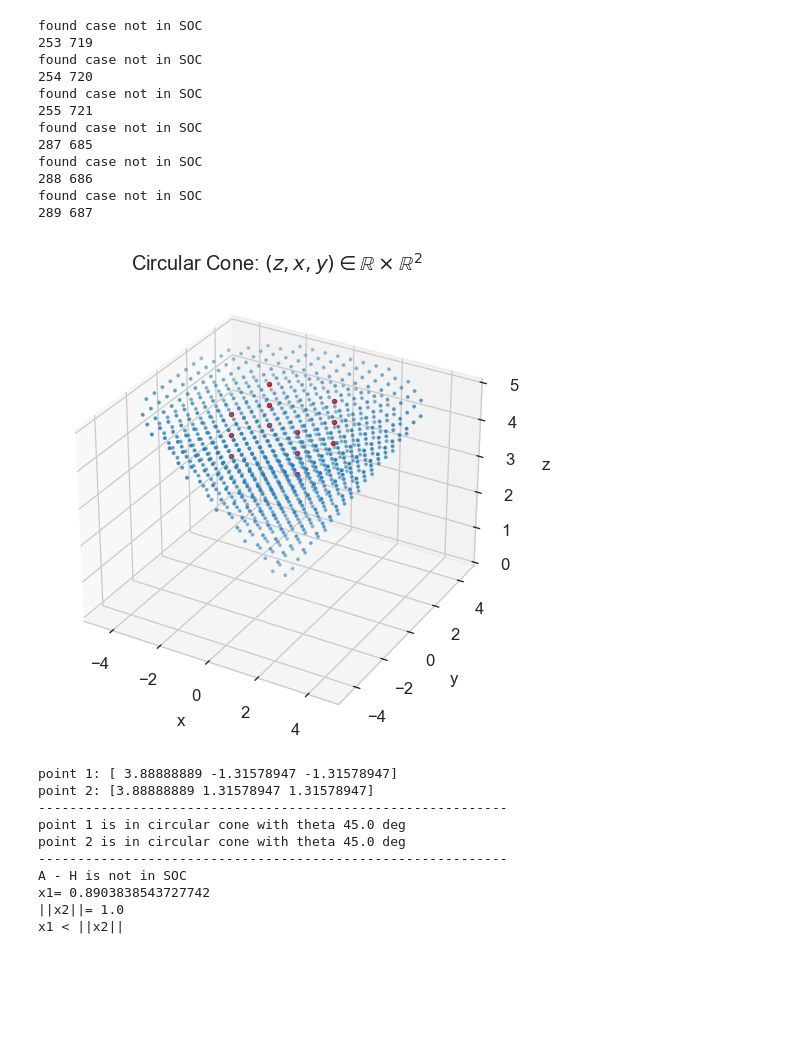
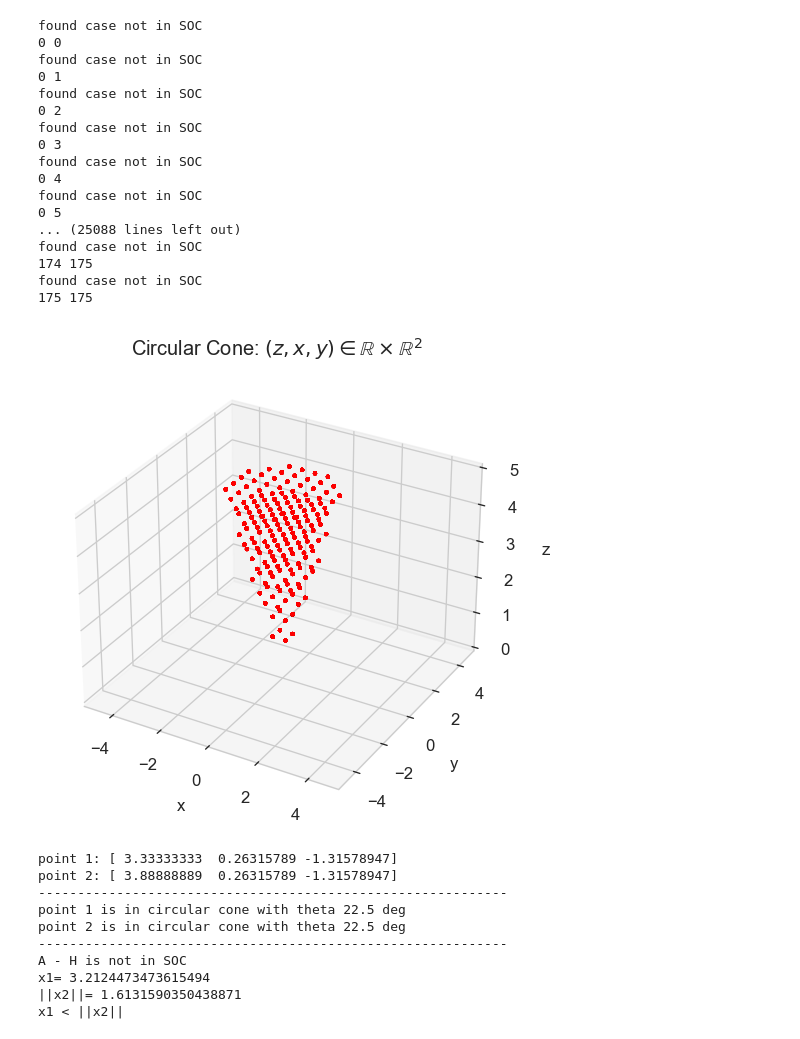
Before and after one commit to doggydoggy0101/math_project, a Jupyter notebook: cone/test.ipynb, the cells around one changed output. Cells and saved outputs as stored; diff of their text form; code cells hidden in the pictures; blank space fills up the shorter version.

```diff
--- a/cone/test.ipynb
+++ b/cone/test.ipynb
@@ -10,7 +10,7 @@ from evaluation import check
 # %%
 bdd = 5
 num = 20
-theta = np.pi/4
+theta = np.pi/8
 
 cone = CircularCone3D(boundary=bdd, number=num, theta=theta, verbose=True)
 x,y,z = cone.x, cone.y, cone.z # x_1=z in R and x_2=[x,y] in R^2
@@ -37,31 +37,39 @@ for i in range(n):
     #     break
 # %% [output]
 found case not in SOC
-253 719
+0 0
 found case not in SOC
-254 720
+0 1
 found case not in SOC
-255 721
+0 2
 found case not in SOC
-287 685
+0 3
 found case not in SOC
-288 686
+0 4
 found case not in SOC
-289 687
+0 5
+... (25088 lines left out)
+found case not in SOC
+174 175
+found case not in SOC
+175 175
 # %%
 points = []
 for idx in point_idx:
     points.append([x[idx[0]], y[idx[0]], z[idx[0]]])
     points.append([x[idx[1]], y[idx[1]], z[idx[1]]])
 
-cone.plotCone(points)
+if len(points) != 0:
+    cone.plotCone(np.array(points))
+else:
+    print("certified")
 # %% [output]
-[figure, old version]
+[figure, new version]
 # %%
 # Ex
 
-i = 253
-j = 719
+i = 12
+j = 13
 
 p1 = np.array([z[i], x[i], y[i]])
 p2 = np.array([z[j], x[j], y[j]])
@@ -71,28 +79,37 @@ print("point 2:", p2)
 
 print("-"*60)
 if p1[0] >= np.linalg.norm(p1[1:])*(1/np.tan(theta)):
-    print("point 1 is in circular cone with theta {} deg".format(np.round(theta*(180/np.pi)),2))
+    print("point 1 is in circular cone with theta {} deg".format(np.round(theta*(180/np.pi),2)))
 if p2[0] >= np.linalg.norm(p2[1:])*(1/np.tan(theta)):
-    print("point 2 is in circular cone with theta {} deg".format(np.round(theta*(180/np.pi)),2))
+    print("point 2 is in circular cone with theta {} deg".format(np.round(theta*(180/np.pi),2)))
 
 def inv(vec):
     norm = np.linalg.norm(vec[1:])
     lambda_1_inv = 1/(vec[0] - norm*(1/np.tan(theta)))
     lambda_2_inv = 1/(vec[0] + norm*np.tan(theta))
-    x_1 = lambda_1_inv*np.sin(theta)**2+lambda_2_inv*np.cos(theta)**2
+    # print("lambda 1", lambda_1_inv)
+    # print((1/np.tan(theta)))
+    # print("lambda 2", lambda_2_inv)
+    # print(np.tan(theta))
+    x_1 = lambda_1_inv*np.sin(theta)**2 + lambda_2_inv*np.cos(theta)**2
     if norm == 0:
-        x_2 = np.zeros(len(vec[1:]))
-        x_2[0] = 1
+        w = np.zeros(len(vec[1:]))
+        w[0] = 1
+        x_2 = (lambda_2_inv-lambda_1_inv)*(np.sin(theta)*np.cos(theta))*w
     else:
         x_2 = (lambda_2_inv-lambda_1_inv)*(np.sin(theta)*np.cos(theta))*(vec[1:]/norm)
     return np.insert(x_2, 0, x_1, axis=0)
 
 print("-"*60)
 A = (p1 + p2)/2
-H = inv((inv(p1)+ inv(p2))/2)
+
+t1 = inv(p1)
+t2 = inv(p2)
+H = inv((t1+t2)/2)
+# H = inv((inv(p1)+ inv(p2))/2)
 vector2check = A - H
 
-if vector2check[0] >= np.linalg.norm(vector2check[1:]):
+if vector2check[0] >= np.linalg.norm(vector2check[1:])*(1/np.tan(theta)):
     print("A - H is in SOC")
 else:
     print("A - H is not in SOC")
@@ -100,13 +117,13 @@ else:
     print("||x2||=", np.linalg.norm(vector2check[1:]))
     print("x1 < ||x2||")
 # %% [output]
-point 1: [ 3.88888889 -1.31578947 -1.31578947]
-point 2: [3.88888889 1.31578947 1.31578947]
+point 1: [ 3.33333333  0.26315789 -1.31578947]
+point 2: [ 3.88888889  0.26315789 -1.31578947]
 ------------------------------------------------------------
-point 1 is in circular cone with theta 45.0 deg
-point 2 is in circular cone with theta 45.0 deg
+point 1 is in circular cone with theta 22.5 deg
+point 2 is in circular cone with theta 22.5 deg
 ------------------------------------------------------------
 A - H is not in SOC
-x1= 0.8903838543727742
-||x2||= 1.0
+x1= 3.2124473473615494
+||x2||= 1.6131590350438871
 x1 < ||x2||
```
Also changed, not shown: parts of 3 cells of this notebook, 3 other files.
